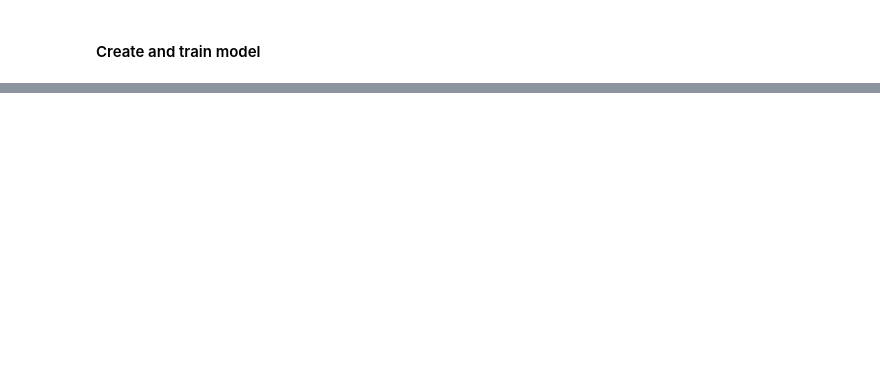
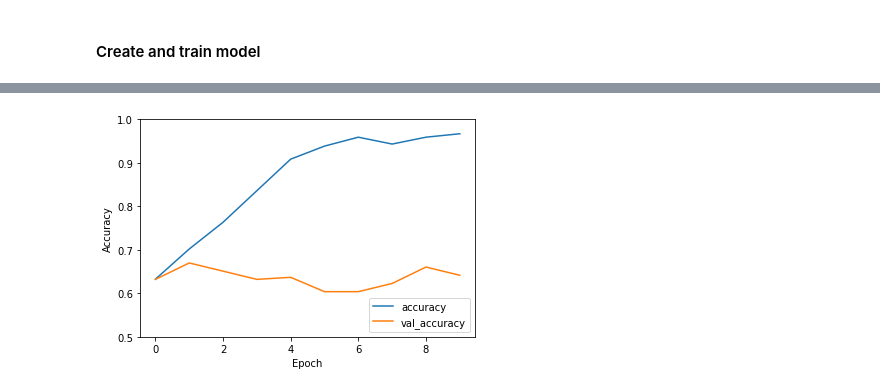
Before and after one commit to gdosulli/CS254_COVID, a Jupyter notebook: GOBT_CS254_MLCOVID.ipynb, the cells around one changed output, grey strips where cells are left out. Drawn from its saved outputs; the diff is of its cells as text; code cells hidden in the pictures; blank space fills up the shorter version.

Commit message:
added convulsion network

```diff
--- a/GOBT_CS254_MLCOVID.ipynb
+++ b/GOBT_CS254_MLCOVID.ipynb
@@ -352,0 +338,13 @@ Test accuracy: 0.6320754885673523
+# %%
+# build model for convolusion network
+model = models.Sequential()
+model.add(layers.Conv2D(32, (3, 3), activation='relu', input_shape=(red_dim, red_dim, 3)))
+model.add(layers.MaxPooling2D((2, 2)))
+model.add(layers.Conv2D(64, (3, 3), activation='relu'))
+model.add(layers.MaxPooling2D((2, 2)))
+model.add(layers.Conv2D(64, (3, 3), activation='relu'))
+
+# add more layers
+model.add(layers.Flatten())
+model.add(layers.Dense(64, activation='relu'))
+model.add(layers.Dense(2))
@@ -352,0 +371,8 @@ Test accuracy: 0.6320754885673523
+# %%
+# compile
+model.compile(optimizer='adam',
+              loss=tf.keras.losses.SparseCategoricalCrossentropy(from_logits=True),
+              metrics=['accuracy'])
+# train
+history = model.fit(init_x_train, init_y_train, epochs=10,
+                    validation_data=(init_x_test, init_y_test))
@@ -352,0 +400,11 @@ Test accuracy: 0.6320754885673523
+# %%
+# evaluate
+plt.plot(history.history['accuracy'], label='accuracy')
+plt.plot(history.history['val_accuracy'], label = 'val_accuracy')
+plt.xlabel('Epoch')
+plt.ylabel('Accuracy')
+plt.ylim([0.5, 1])
+plt.legend(loc='lower right')
+
+test_loss, test_acc = model.evaluate(init_x_test,  init_y_test, verbose=2)
+# %% [output]
@@ -352,0 +412 @@ Test accuracy: 0.6320754885673523
+[figure, added]
```
Also changed, not shown: parts of 15 cells of this notebook.
